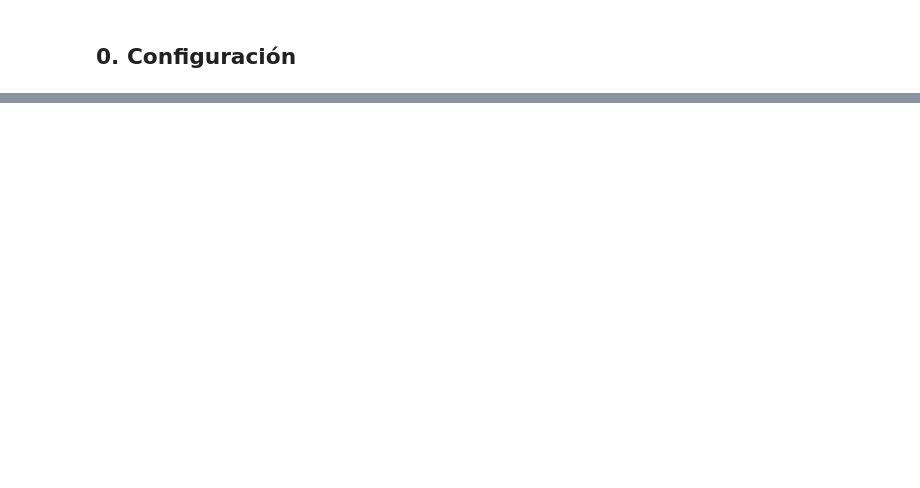
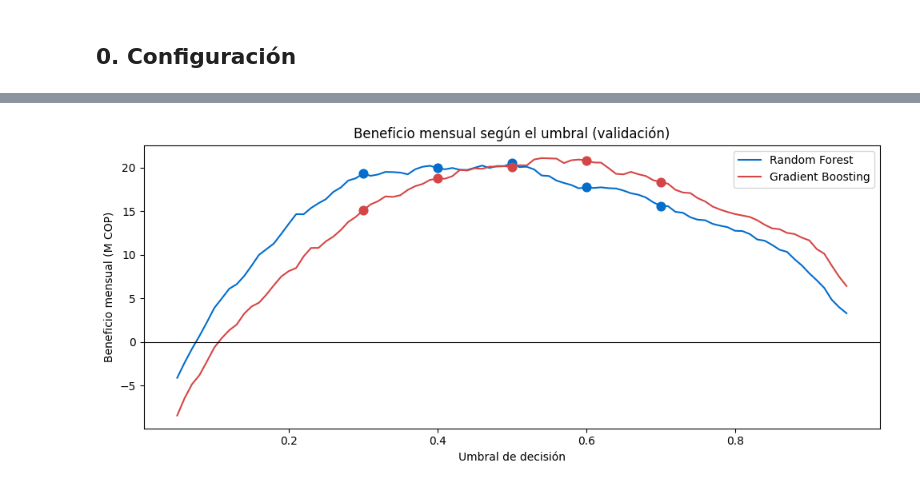
Before and after one commit to linamu24/CienciaDatosTaller2, a Jupyter notebook: 03_generacion_valor.ipynb, the cells around one changed output, grey strips where cells are left out. Cells and saved outputs as stored; diff of their text form; code cells hidden in the pictures; blank space fills up the shorter version.

```diff
--- a/03_generacion_valor.ipynb
+++ b/03_generacion_valor.ipynb
@@ -719,0 +84,21 @@ pd.Series({
+# %%
+N = 20_000      # clientes del banco
+p_p = 0.15      # tasa de churn anual del banco, p(p)
+p_n = 1 - p_p   # p(n)
+r = 0.30        # efectividad de la oferta
+V = 700_000     # ingreso anual por cliente (COP)
+c = 40_000      # costo por cliente contactado (COP)
+O = 50_000_000  # costo de operación del modelo al año (COP)
+
+# Matriz de costo-beneficio (COP por cliente), frente a no usar el modelo
+b_Pp = r * V - c   # verdadero positivo
+c_Pn = -c          # falso positivo
+c_Np = 0           # falso negativo
+b_Nn = 0           # verdadero negativo
+
+matriz = pd.DataFrame(
+    {"Positivo (p)": [b_Pp, c_Np], "Negativo (n)": [c_Pn, b_Nn]},
+    index=["Positivo (P)", "Negativo (N)"],
+).astype(int)
+matriz.index.name = "Predicción \\ Realidad"
+matriz
@@ -719,0 +334,26 @@ pd.Series({
+# %%
+# Curva con todos los umbrales; los puntos son los cinco de la práctica
+umbrales_curva = np.arange(0.05, 0.96, 0.01)
+colores = {"Random Forest": "#026DCC", "Gradient Boosting": "#D64545"}
+
+fig, ax = plt.subplots(figsize=(10, 4.5))
+for nombre in modelos:
+    curva = []
+    for umbral in umbrales_curva:
+        recall, fall_out = tasas(y_val, prob_val[nombre], umbral)
+        curva.append(beneficio_mensual(recall, fall_out) / 1e6)
+    puntos = []
+    for umbral in UMBRALES:
+        recall, fall_out = tasas(y_val, prob_val[nombre], umbral)
+        puntos.append(beneficio_mensual(recall, fall_out) / 1e6)
+    ax.plot(umbrales_curva, curva, color=colores[nombre], label=nombre)
+    ax.scatter(UMBRALES, puntos, color=colores[nombre], s=60, zorder=3)
+ax.axhline(0, color="black", linewidth=0.8)
+ax.set_xlabel("Umbral de decisión")
+ax.set_ylabel("Beneficio mensual (M COP)")
+ax.set_title("Beneficio mensual según el umbral (validación)")
+ax.legend()
+plt.tight_layout()
+plt.show()
+# %% [output]
+[figure, added]
```
Also changed, not shown: parts of 70 cells of this notebook, 3 other files.
